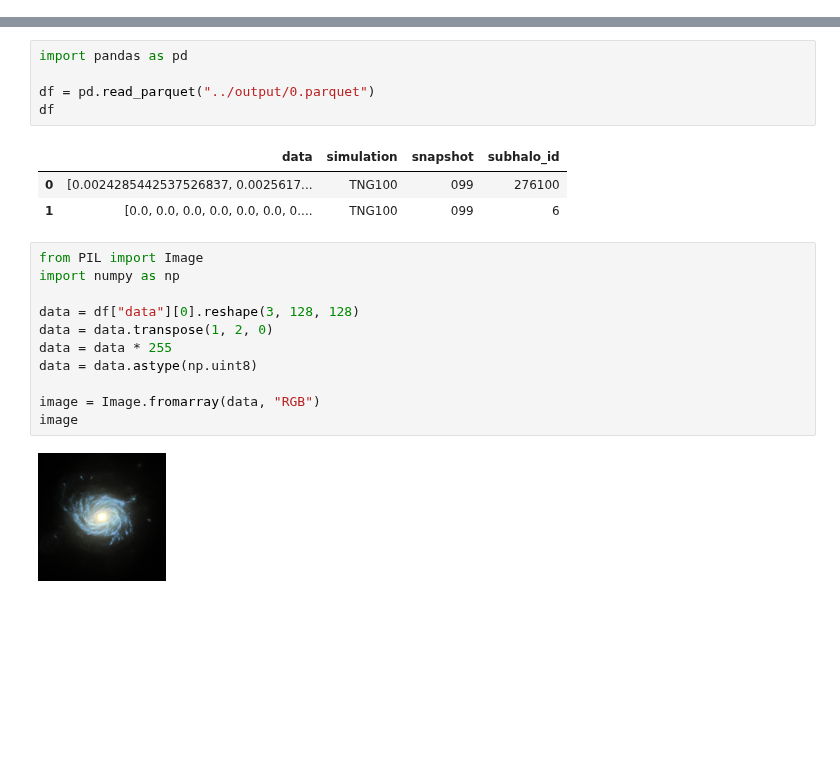
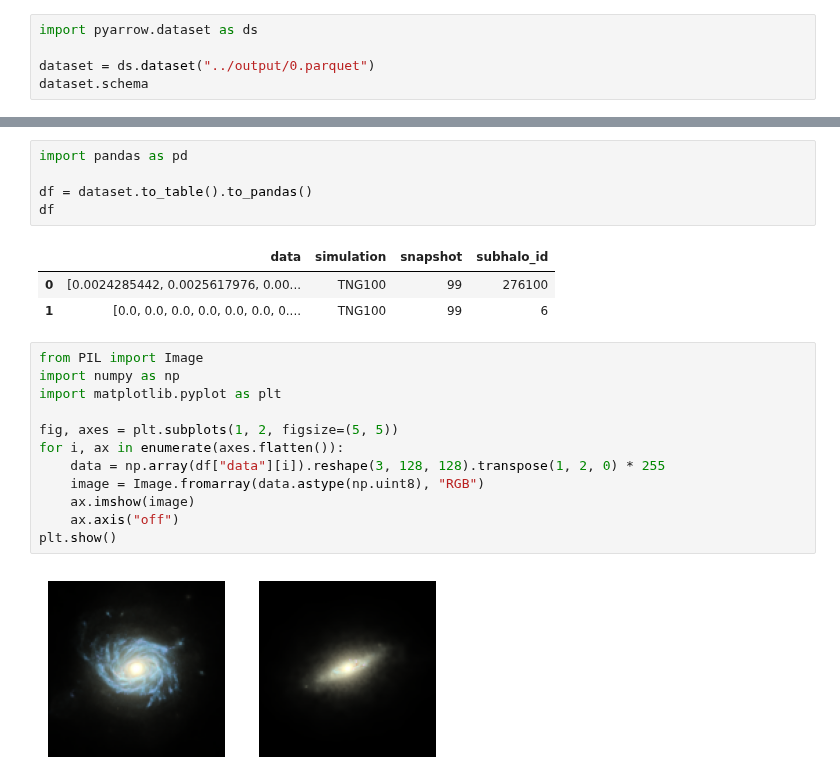
Before and after one commit to HITS-AIN/PEST, a Jupyter notebook: devel/show_parquet.ipynb, the cells around one changed output, grey strips where cells are left out. Saved outputs shown, nothing was run; the diff lists cells and outputs as text; blank space fills up the shorter version.

```diff
--- a/devel/show_parquet.ipynb
+++ b/devel/show_parquet.ipynb
@@ -0,0 +1,5 @@
+# %%
+import pyarrow.dataset as ds
+
+dataset = ds.dataset("../output/0.parquet")
+dataset.schema
@@ -1,22 +14,23 @@
 # %%
 import pandas as pd
 
-df = pd.read_parquet("../output/0.parquet")
+df = dataset.to_table().to_pandas()
 df
 # %% [output]
 |  | data | simulation | snapshot | subhalo_id |
-| 0 | [0.0024285442537526837, 0.0025617... | TNG100 | 099 | 276100 |
-| 1 | [0.0, 0.0, 0.0, 0.0, 0.0, 0.0, 0.... | TNG100 | 099 | 6 |
+| 0 | [0.0024285442, 0.0025617976, 0.00... | TNG100 | 99 | 276100 |
+| 1 | [0.0, 0.0, 0.0, 0.0, 0.0, 0.0, 0.... | TNG100 | 99 | 6 |
 # %%
 from PIL import Image
 import numpy as np
+import matplotlib.pyplot as plt
 
-data = df["data"][0].reshape(3, 128, 128)
-data = data.transpose(1, 2, 0)
-data = data * 255
-data = data.astype(np.uint8)
-
-image = Image.fromarray(data, "RGB")
-image
+fig, axes = plt.subplots(1, 2, figsize=(5, 5))
+for i, ax in enumerate(axes.flatten()):
+    data = np.array(df["data"][i]).reshape(3, 128, 128).transpose(1, 2, 0) * 255
+    image = Image.fromarray(data.astype(np.uint8), "RGB")
+    ax.imshow(image)
+    ax.axis("off")
+plt.show()
 # %% [output]
-[figure, old version]
+[figure, new version]
```
Also changed, not shown: parts of 1 cell of this notebook, 1 other file.
